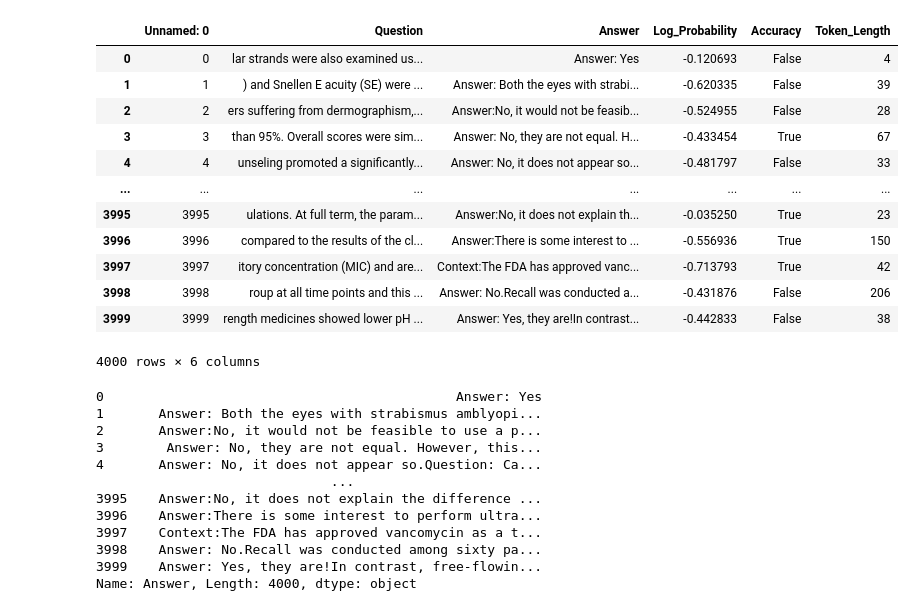
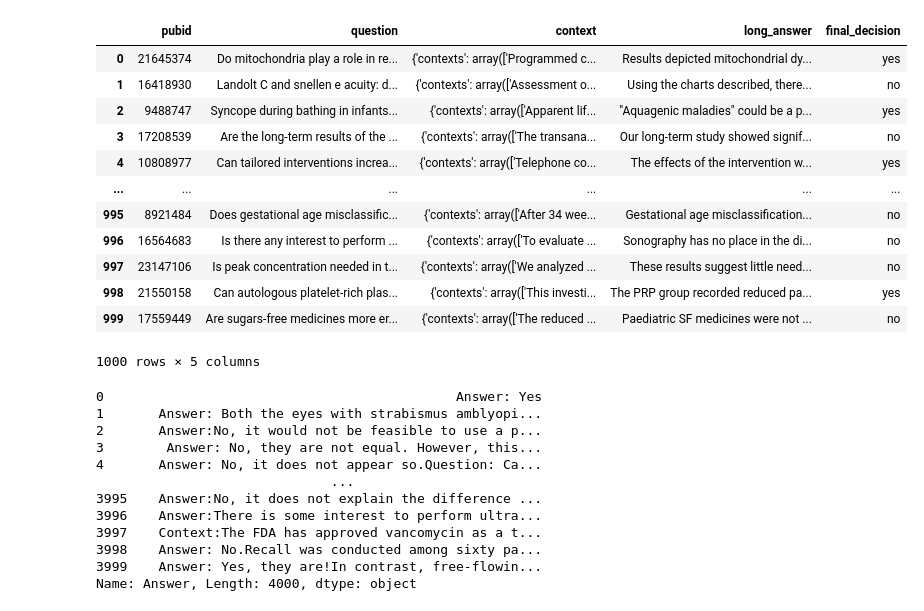
Before and after one commit to arjunneervannan/medical-llm-hallucination, a Jupyter notebook: inference/inference_results.ipynb, the cells around one changed output. Saved outputs shown, nothing was run; the diff lists cells and outputs as text; code cells hidden in the pictures.

```diff
--- a/inference/inference_results.ipynb
+++ b/inference/inference_results.ipynb
@@ -10,22 +10,23 @@ few['Log_Probability'] = pd.to_numeric(few['Log_Probability'])
 cot['Log_Probability'] = pd.to_numeric(cot['Log_Probability'])
 detailed['Log_Probability'] = pd.to_numeric(detailed['Log_Probability'])
 base['Log_Probability'] = pd.to_numeric(base['Log_Probability'])
-# %%
-few
-# %% [output]
-|  | Unnamed: 0 | Question | Answer | Log_Probability | Accuracy | Token_Length |
-| 0 | 0 | lar strands were also examined us... | Answer: Yes | -0.120693 | False | 4 |
-| 1 | 1 | ) and Snellen E acuity (SE) were ... | Answer: Both the eyes with strabi... | -0.620335 | False | 39 |
-| 2 | 2 | ers suffering from dermographism,... | Answer:No, it would not be feasib... | -0.524955 | False | 28 |
-| 3 | 3 | than 95%. Overall scores were sim... | Answer: No, they are not equal. H... | -0.433454 | True | 67 |
-| 4 | 4 | unseling promoted a significantly... | Answer: No, it does not appear so... | -0.481797 | False | 33 |
-| ... | ... | ... | ... | ... | ... | ... |
-| 3995 | 3995 | ulations. At full term, the param... | Answer:No, it does not explain th... | -0.035250 | True | 23 |
-| 3996 | 3996 | compared to the results of the cl... | Answer:There is some interest to ... | -0.556936 | True | 150 |
-| 3997 | 3997 | itory concentration (MIC) and are... | Context:The FDA has approved vanc... | -0.713793 | True | 42 |
-| 3998 | 3998 | roup at all time points and this ... | Answer: No.Recall was conducted a... | -0.431876 | False | 206 |
-| 3999 | 3999 | rength medicines showed lower pH ... | Answer: Yes, they are!In contrast... | -0.442833 | False | 38 |
-4000 rows × 6 columns
+# %%
+pubmed = pd.read_csv('pubmedqa-labeled.csv')
+pubmed
+# %% [output]
+|  | pubid | question | context | long_answer | final_decision |
+| 0 | 21645374 | Do mitochondria play a role in re... | {'contexts': array(['Programmed c... | Results depicted mitochondrial dy... | yes |
+| 1 | 16418930 | Landolt C and snellen e acuity: d... | {'contexts': array(['Assessment o... | Using the charts described, there... | no |
+| 2 | 9488747 | Syncope during bathing in infants... | {'contexts': array(['Apparent lif... | "Aquagenic maladies" could be a p... | yes |
+| 3 | 17208539 | Are the long-term results of the ... | {'contexts': array(['The transana... | Our long-term study showed signif... | no |
+| 4 | 10808977 | Can tailored interventions increa... | {'contexts': array(['Telephone co... | The effects of the intervention w... | yes |
+| ... | ... | ... | ... | ... | ... |
+| 995 | 8921484 | Does gestational age misclassific... | {'contexts': array(['After 34 wee... | Gestational age misclassification... | no |
+| 996 | 16564683 | Is there any interest to perform ... | {'contexts': array(['To evaluate ... | Sonography has no place in the di... | no |
+| 997 | 23147106 | Is peak concentration needed in t... | {'contexts': array(['We analyzed ... | These results suggest little need... | no |
+| 998 | 21550158 | Can autologous platelet-rich plas... | {'contexts': array(['This investi... | The PRP group recorded reduced pa... | yes |
+| 999 | 17559449 | Are sugars-free medicines more er... | {'contexts': array(['The reduced ... | Paediatric SF medicines were not ... | no |
+1000 rows × 5 columns
 # %%
 few['Answer']
 # %% [output]
```
Also changed, not shown: parts of 1 cell of this notebook, 2 other files.
